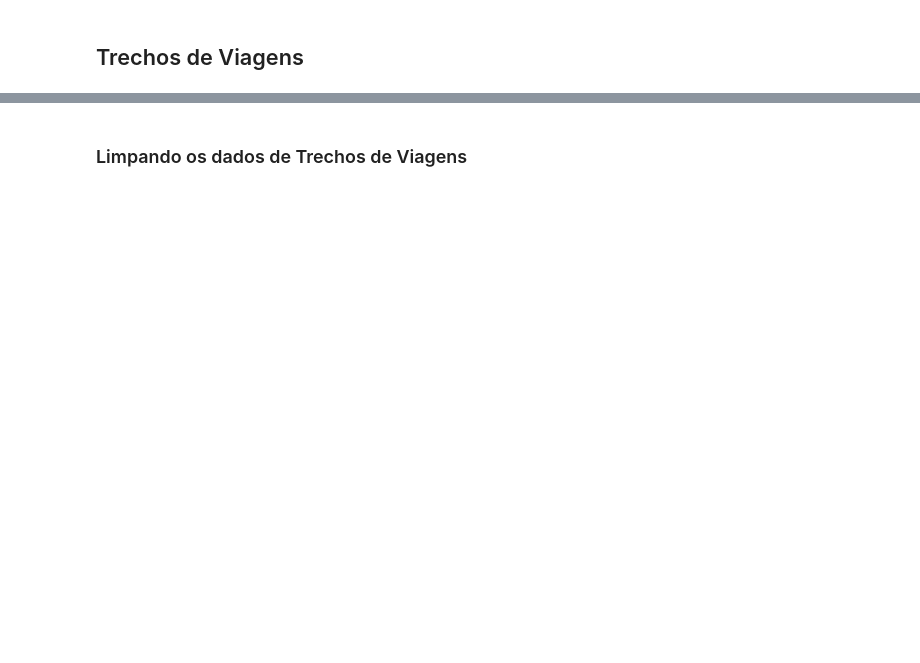
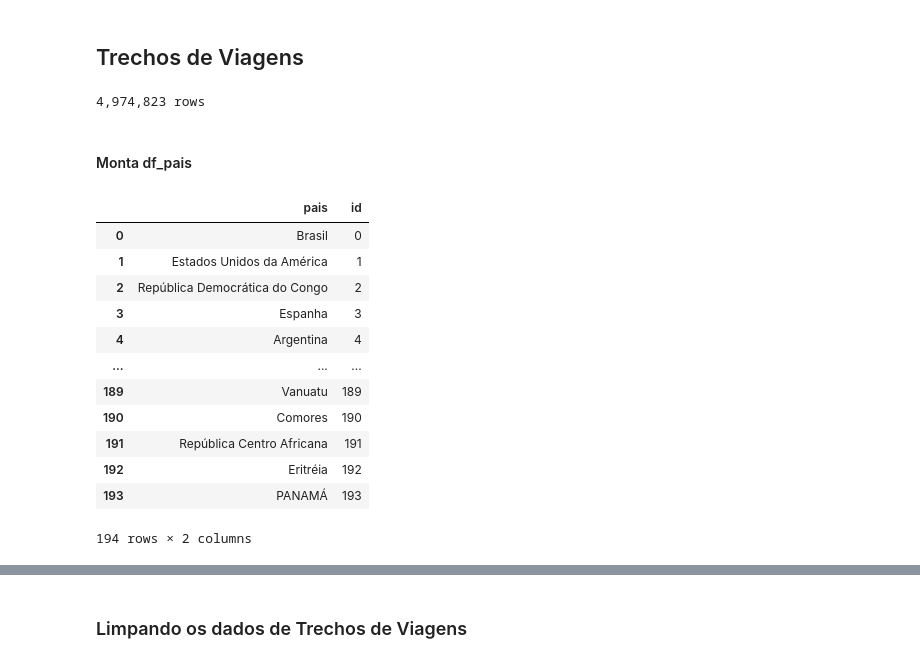
Before and after one commit to gui1080/FundamentosBD, a Jupyter notebook: FBD_Projeto.ipynb, the cells around one changed output, grey strips where cells are left out. Drawn from its saved outputs; the diff is of its cells as text; code cells hidden in the pictures; blank space fills up the shorter version.

```diff
--- a/FBD_Projeto.ipynb
+++ b/FBD_Projeto.ipynb
@@ -120,12 +154,15 @@ campos = ['idprocessoviagem', 'seqtrecho', 'dataorigem', 'paisorigem', 'uforigem
 # %%
 # 2023, 2022, 2021, 2020, 2019
 df_trecho = ler_csv('2023_Trecho.csv', ';', cols, 'ISO-8859-1', campos)
-df = ler_csv('2022_Trecho.csv', ';', cols, 'ISO-8859-1', campos)
-df_trecho = pd.concat([df_trecho, df])
-df = ler_csv('2021_Trecho.csv', ';', cols, 'ISO-8859-1', campos)
-df_trecho = pd.concat([df_trecho, df])
-df = ler_csv('2020_Trecho.csv', ';', cols, 'ISO-8859-1', campos)
-df_trecho = pd.concat([df_trecho, df])
-df = ler_csv('2019_Trecho.csv', ';', cols, 'ISO-8859-1', campos)
-df_trecho = pd.concat([df_trecho, df])
+if not DEBUG:
+    df = ler_csv('2022_Trecho.csv', ';', cols, 'ISO-8859-1', campos)
+    df_trecho = pd.concat([df_trecho, df])
+    df = ler_csv('2021_Trecho.csv', ';', cols, 'ISO-8859-1', campos)
+    df_trecho = pd.concat([df_trecho, df])
+    df = ler_csv('2020_Trecho.csv', ';', cols, 'ISO-8859-1', campos)
+    df_trecho = pd.concat([df_trecho, df])
+    df = ler_csv('2019_Trecho.csv', ';', cols, 'ISO-8859-1', campos)
+    df_trecho = pd.concat([df_trecho, df])
 print('{:,}'.format(len(df_trecho)) + " rows")
+# %% [output]
+4,974,823 rows
@@ -281,0 +169,32 @@ for index, row in df_trecho.iterrows():
+# %% [markdown]
+#### Monta df_pais
+# %%
+# Monta dataframe de países
+df_pais = pd.DataFrame(df_trecho['paisorigem'])
+df_pais.rename(columns={'paisorigem' : 'pais'}, inplace=True)
+
+df = pd.DataFrame(df_trecho['paisdestino'])
+df.rename(columns={'paisdestino' : 'pais'}, inplace=True)
+
+df_pais = pd.concat([df_pais, df], axis=0)
+df_pais.dropna(subset=['pais'], inplace=True)
+df_pais.drop_duplicates(subset=['pais'], keep="first", inplace=True)
+df_pais.reset_index(drop=True, inplace=True)
+df_pais['id'] = df_pais.index
+
+dic_pais = df_pais.set_index('pais')['id'].to_dict()
+df_pais
+# %% [output]
+|  | pais | id |
+| 0 | Brasil | 0 |
+| 1 | Estados Unidos da América | 1 |
+| 2 | República Democrática do Congo | 2 |
+| 3 | Espanha | 3 |
+| 4 | Argentina | 4 |
+| ... | ... | ... |
+| 189 | Vanuatu | 189 |
+| 190 | Comores | 190 |
+| 191 | República Centro Africana | 191 |
+| 192 | Eritréia | 192 |
+| 193 | PANAMÁ | 193 |
+194 rows × 2 columns
```
Also changed, not shown: parts of 24 cells of this notebook, 1 other file.
